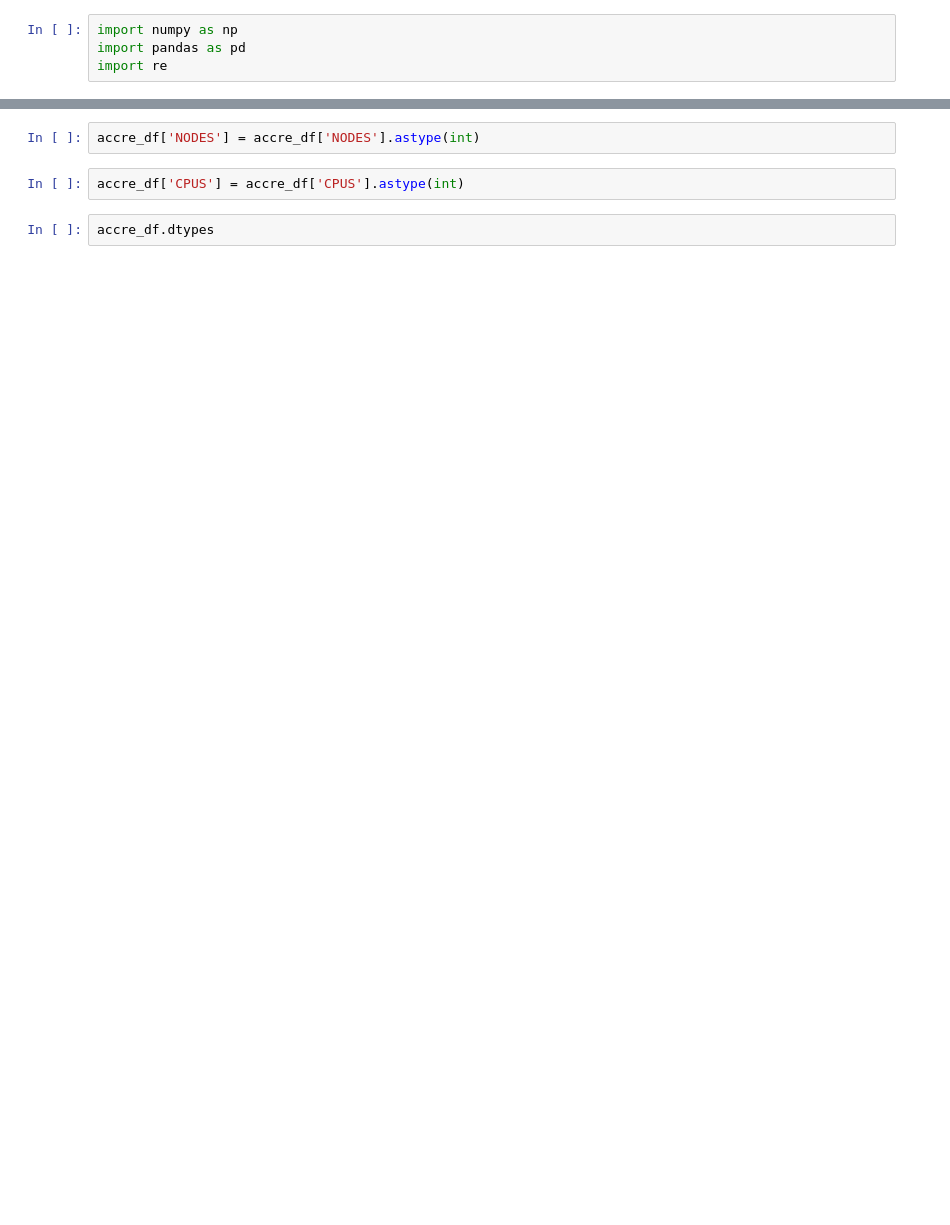
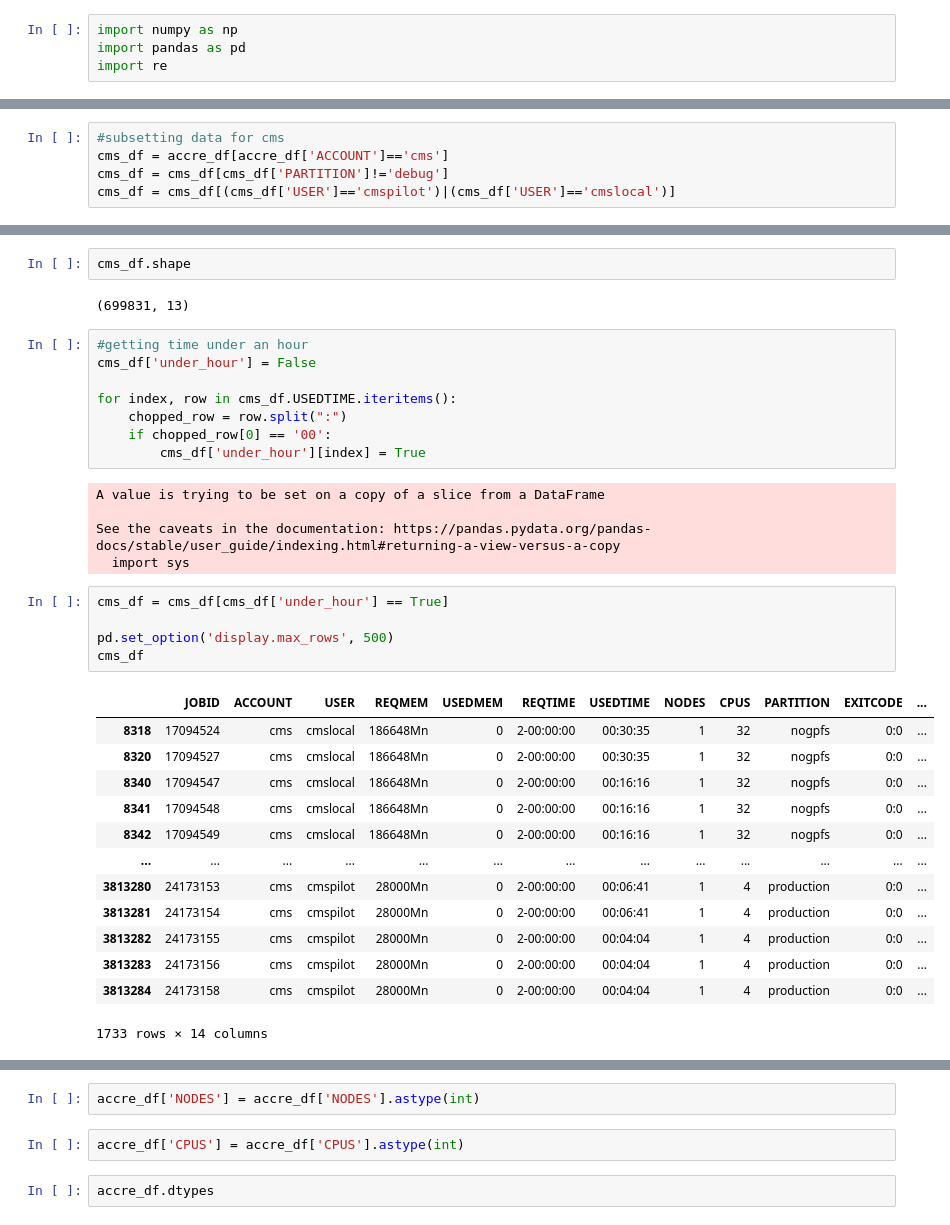
Before and after one commit to nss-data-science-cohort-4/dq2-accre-mst, a Jupyter notebook: notebooks/CMS Question.ipynb, the cells around one changed output, grey strips where cells are left out. Cells and saved outputs as stored; diff of their text form; blank space fills up the shorter version.

```diff
--- a/notebooks/CMS Question.ipynb
+++ b/notebooks/CMS Question.ipynb
@@ -34,0 +31,5 @@ len(accre_df['NODE1'].unique())
+# %%
+#subsetting data for cms
+cms_df = accre_df[accre_df['ACCOUNT']=='cms']
+cms_df = cms_df[cms_df['PARTITION']!='debug']
+cms_df = cms_df[(cms_df['USER']=='cmspilot')|(cms_df['USER']=='cmslocal')]
@@ -34,0 +49,36 @@ len(accre_df['NODE1'].unique())
+# %%
+cms_df.shape
+# %% [output]
+(699831, 13)
+# %%
+#getting time under an hour
+cms_df['under_hour'] = False
+
+for index, row in cms_df.USEDTIME.iteritems():
+    chopped_row = row.split(":")
+    if chopped_row[0] == '00':
+        cms_df['under_hour'][index] = True
+# %% [output]
+A value is trying to be set on a copy of a slice from a DataFrame
+
+See the caveats in the documentation: https://pandas.pydata.org/pandas-docs/stable/user_guide/indexing.html#returning-a-view-versus-a-copy
+  import sys
+# %%
+cms_df = cms_df[cms_df['under_hour'] == True]
+
+pd.set_option('display.max_rows', 500)
+cms_df
+# %% [output]
+|  | JOBID | ACCOUNT | USER | REQMEM | USEDMEM | REQTIME | USEDTIME | NODES | CPUS | PARTITION | EXITCODE | ... |
+| 8318 | 17094524 | cms | cmslocal | 186648Mn | 0 | 2-00:00:00 | 00:30:35 | 1 | 32 | nogpfs | 0:0 | ... |
+| 8320 | 17094527 | cms | cmslocal | 186648Mn | 0 | 2-00:00:00 | 00:30:35 | 1 | 32 | nogpfs | 0:0 | ... |
+| 8340 | 17094547 | cms | cmslocal | 186648Mn | 0 | 2-00:00:00 | 00:16:16 | 1 | 32 | nogpfs | 0:0 | ... |
+| 8341 | 17094548 | cms | cmslocal | 186648Mn | 0 | 2-00:00:00 | 00:16:16 | 1 | 32 | nogpfs | 0:0 | ... |
+| 8342 | 17094549 | cms | cmslocal | 186648Mn | 0 | 2-00:00:00 | 00:16:16 | 1 | 32 | nogpfs | 0:0 | ... |
+| ... | ... | ... | ... | ... | ... | ... | ... | ... | ... | ... | ... | ... |
+| 3813280 | 24173153 | cms | cmspilot | 28000Mn | 0 | 2-00:00:00 | 00:06:41 | 1 | 4 | production | 0:0 | ... |
+| 3813281 | 24173154 | cms | cmspilot | 28000Mn | 0 | 2-00:00:00 | 00:06:41 | 1 | 4 | production | 0:0 | ... |
+| 3813282 | 24173155 | cms | cmspilot | 28000Mn | 0 | 2-00:00:00 | 00:04:04 | 1 | 4 | production | 0:0 | ... |
+| 3813283 | 24173156 | cms | cmspilot | 28000Mn | 0 | 2-00:00:00 | 00:04:04 | 1 | 4 | production | 0:0 | ... |
+| 3813284 | 24173158 | cms | cmspilot | 28000Mn | 0 | 2-00:00:00 | 00:04:04 | 1 | 4 | production | 0:0 | ... |
+1733 rows × 14 columns
```
Also changed, not shown: parts of 26 cells of this notebook.
